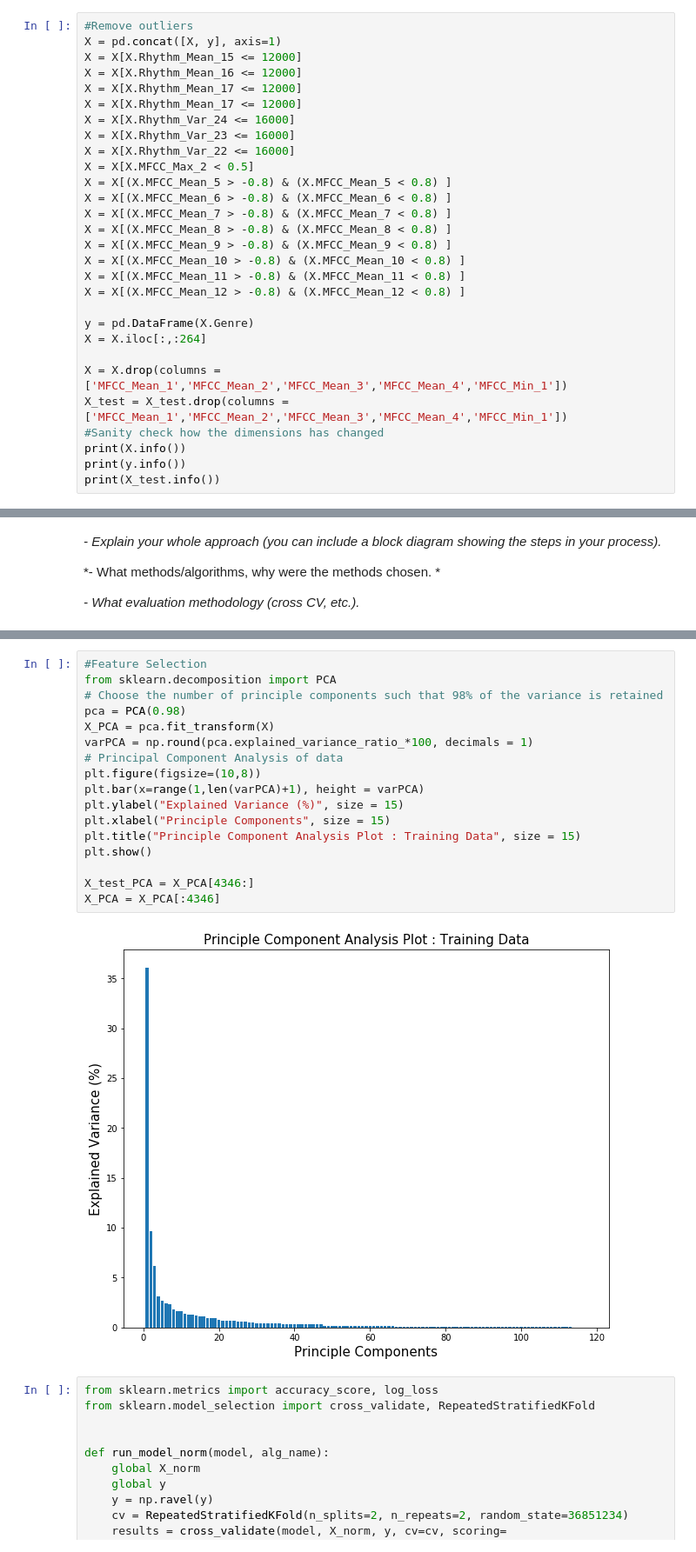
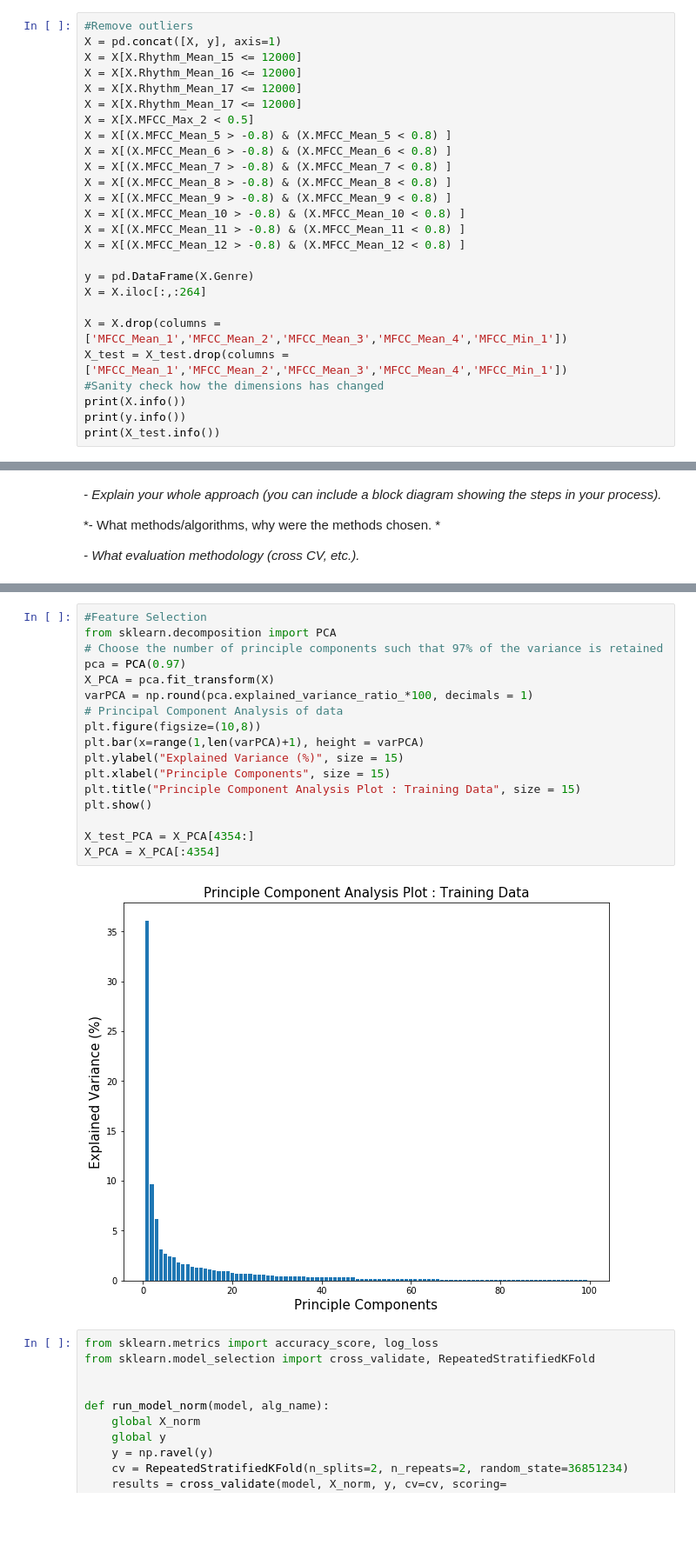
Before and after one commit to VyLe/MusicGenreClassification, a Jupyter notebook: notebook/MLBP2018 Project Report Group 179.ipynb, the cells around one changed output, grey strips where cells are left out. Shown: that part at 87% size. Drawn from its saved outputs; the diff is of its cells as text; blank space fills up the shorter version.

```diff
--- a/notebook/MLBP2018 Project Report Group 179.ipynb
+++ b/notebook/MLBP2018 Project Report Group 179.ipynb
@@ -173,9 +173,6 @@ X = X[X.Rhythm_Mean_15 <= 12000]
 X = X[X.Rhythm_Mean_16 <= 12000]
 X = X[X.Rhythm_Mean_17 <= 12000]
 X = X[X.Rhythm_Mean_17 <= 12000]
-X = X[X.Rhythm_Var_24 <= 16000]
-X = X[X.Rhythm_Var_23 <= 16000]
-X = X[X.Rhythm_Var_22 <= 16000]
 X = X[X.MFCC_Max_2 < 0.5]
 X = X[(X.MFCC_Mean_5 > -0.8) & (X.MFCC_Mean_5 < 0.8) ]
 X = X[(X.MFCC_Mean_6 > -0.8) & (X.MFCC_Mean_6 < 0.8) ]
@@ -237,22 +234,22 @@ X_norm = X[:4346]
 # %%
 #Feature Selection
 from sklearn.decomposition import PCA
-# Choose the number of principle components such that 98% of the variance is retained
-pca = PCA(0.98)
+# Choose the number of principle components such that 97% of the variance is retained
+pca = PCA(0.97)
 X_PCA = pca.fit_transform(X)
 varPCA = np.round(pca.explained_variance_ratio_*100, decimals = 1)
 # Principal Component Analysis of data
 plt.figure(figsize=(10,8))
 plt.bar(x=range(1,len(varPCA)+1), height = varPCA)
 plt.ylabel("Explained Variance (%)", size = 15)
 plt.xlabel("Principle Components", size = 15)
 plt.title("Principle Component Analysis Plot : Training Data", size = 15)
 plt.show()
 
-X_test_PCA = X_PCA[4346:]
-X_PCA = X_PCA[:4346]
+X_test_PCA = X_PCA[4354:]
+X_PCA = X_PCA[:4354]
 # %% [output]
-[figure, old version]
+[figure, new version]
 # %%
 from sklearn.metrics import accuracy_score, log_loss
 from sklearn.model_selection import cross_validate, RepeatedStratifiedKFold
```
Also changed, not shown: parts of 10 cells of this notebook.
